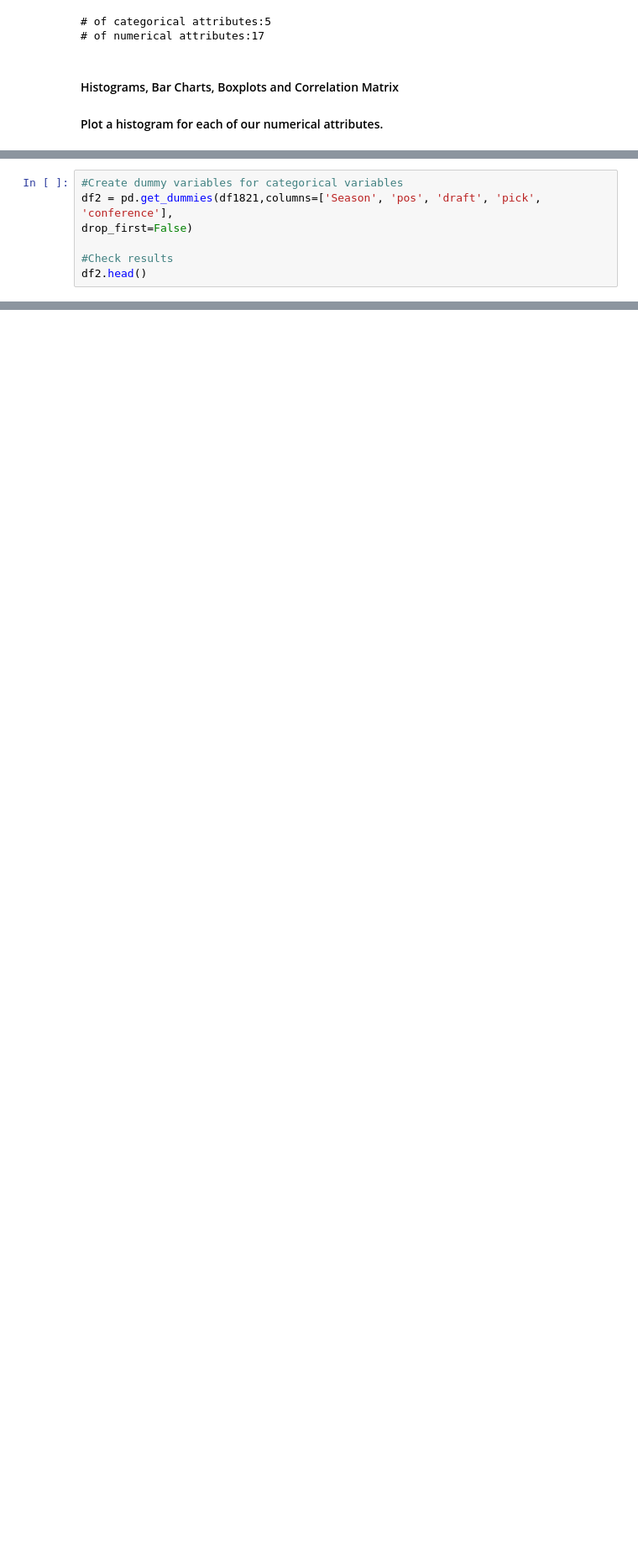
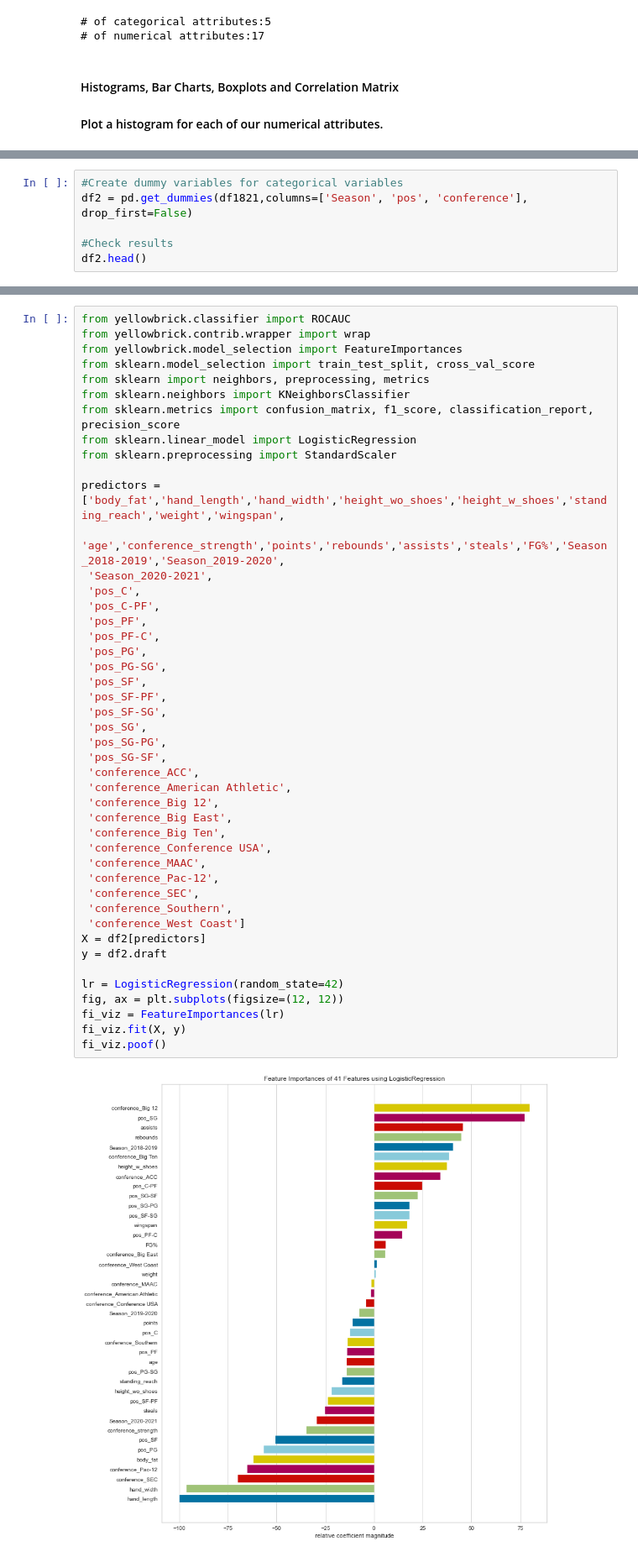
Before and after one commit to JinmingChen12/Capstone, a Jupyter notebook: J_Chen_Capstone.ipynb, the cells around one changed output, grey strips where cells are left out. Shown at 84% size. Drawn from its saved outputs; the diff is of its cells as text; blank space fills up the shorter version.

```diff
--- a/J_Chen_Capstone.ipynb
+++ b/J_Chen_Capstone.ipynb
@@ -239,6 +275,6 @@ plt.show()
 # %%
 #Create dummy variables for categorical variables
-df2 = pd.get_dummies(df1821,columns=['Season', 'pos', 'draft', 'pick', 'conference'],
+df2 = pd.get_dummies(df1821,columns=['Season', 'pos', 'conference'],
 drop_first=False)
 
 #Check results
@@ -293,0 +424,47 @@ print("# of numerical attributes:%s" %len(col_num2))
+# %%
+from yellowbrick.classifier import ROCAUC
+from yellowbrick.contrib.wrapper import wrap
+from yellowbrick.model_selection import FeatureImportances
+from sklearn.model_selection import train_test_split, cross_val_score
+from sklearn import neighbors, preprocessing, metrics
+from sklearn.neighbors import KNeighborsClassifier
+from sklearn.metrics import confusion_matrix, f1_score, classification_report, precision_score
+from sklearn.linear_model import LogisticRegression
+from sklearn.preprocessing import StandardScaler
+
+predictors = ['body_fat','hand_length','hand_width','height_wo_shoes','height_w_shoes','standing_reach','weight','wingspan',
+         'age','conference_strength','points','rebounds','assists','steals','FG%','Season_2018-2019','Season_2019-2020',
+ 'Season_2020-2021',
+ 'pos_C',
+ 'pos_C-PF',
+ 'pos_PF',
+ 'pos_PF-C',
+ 'pos_PG',
+ 'pos_PG-SG',
+ 'pos_SF',
+ 'pos_SF-PF',
+ 'pos_SF-SG',
+ 'pos_SG',
+ 'pos_SG-PG',
+ 'pos_SG-SF',
+ 'conference_ACC',
+ 'conference_American Athletic',
+ 'conference_Big 12',
+ 'conference_Big East',
+ 'conference_Big Ten',
+ 'conference_Conference USA',
+ 'conference_MAAC',
+ 'conference_Pac-12',
+ 'conference_SEC',
+ 'conference_Southern',
+ 'conference_West Coast']
+X = df2[predictors]
+y = df2.draft
+
+lr = LogisticRegression(random_state=42)
+fig, ax = plt.subplots(figsize=(12, 12))
+fi_viz = FeatureImportances(lr)
+fi_viz.fit(X, y)
+fi_viz.poof()
+# %% [output]
+[figure, added]
```
Also changed, not shown: parts of 45 cells of this notebook.
